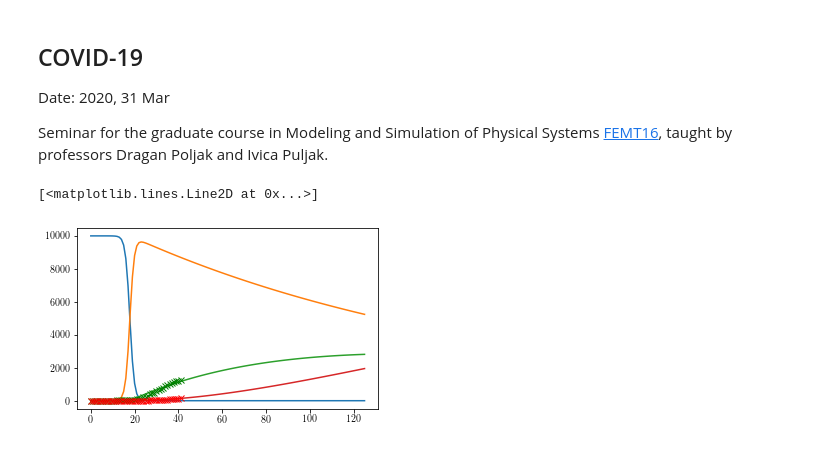
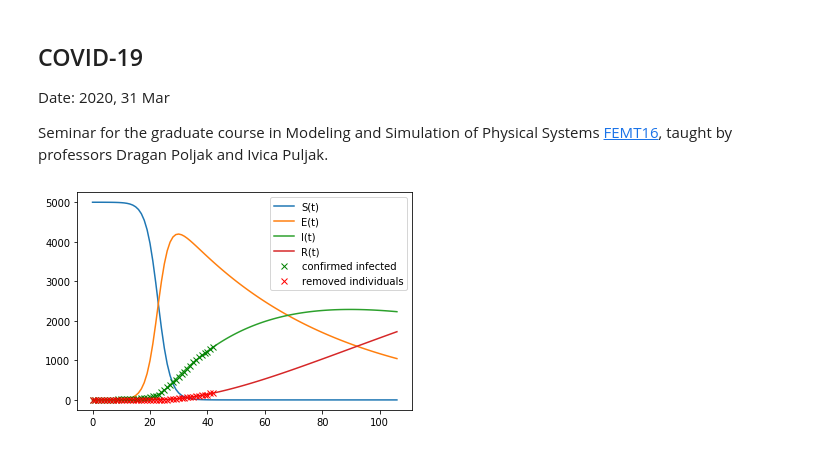
Before and after one commit to akapet00/coropy, a Jupyter notebook: covid_19.ipynb, the cells around one changed output. Cells and saved outputs as stored; diff of their text form; code cells hidden in the pictures.

```diff
--- a/covid_19.ipynb
+++ b/covid_19.ipynb
@@ -22,11 +21,13 @@ latexconfig()
 # data
 confirmed_cases = np.loadtxt('data/cro/confirmed_cases.dat')
 recovered_cases = np.loadtxt('data/cro/recovered_cases.dat')
+death_cases = np.loadtxt('data/cro/death_cases.dat')
+removed_cases = recovered_cases #+ death_cases
 
 # train-test split
 ratio = 1.
 train_confirmed_cases, test_confirmed_cases = train_test_split(confirmed_cases, ratio)
-train_recovered_cases, test_recovered_cases = train_test_split(recovered_cases, ratio)
+train_removed_cases, test_removed_cases = train_test_split(removed_cases, ratio)
 
 # days since first case
-x = np.arange(len(confirmed_cases))
+x = np.arange(len(train_confirmed_cases))
@@ -41,15 +34,17 @@ seir = SEIR()
 # %%
-initial_conditions = [10000, 0, confirmed_cases[0], recovered_cases[0]]
-seir.fit(confirmed_cases, recovered_cases, initial_conditions)
-n_days = len(confirmed_cases) * 3
+seir = SEIR()
+initial_conditions = [5000, 0, train_confirmed_cases[0], train_removed_cases[0]]
+seir.fit(train_confirmed_cases, train_removed_cases, initial_conditions)
+n_days = int(len(train_confirmed_cases) * 2.5)
 sol = seir.predict(n_days)
 # %%
-plt.plot(sol.y[0])
-plt.plot(sol.y[1])
-plt.plot(sol.y[2])
-plt.plot(sol.y[3])
-plt.plot(confirmed_cases, 'gx')
-plt.plot(recovered_cases, 'rx')
+plt.plot(sol.y[0], label='S(t)')
+plt.plot(sol.y[1], label='E(t)')
+plt.plot(sol.y[2], label='I(t)')
+plt.plot(sol.y[3], label='R(t)')
+plt.plot(train_confirmed_cases, 'gx', label='confirmed infected')
+plt.plot(train_removed_cases, 'rx', label='removed individuals')
+plt.legend(loc='best')
+plt.show()
 # %% [output]
-[<matplotlib.lines.Line2D at 0x...>]
-[figure, old version]
+[figure, new version]
```
Also changed, not shown: parts of 4 cells of this notebook, 16 other files.
